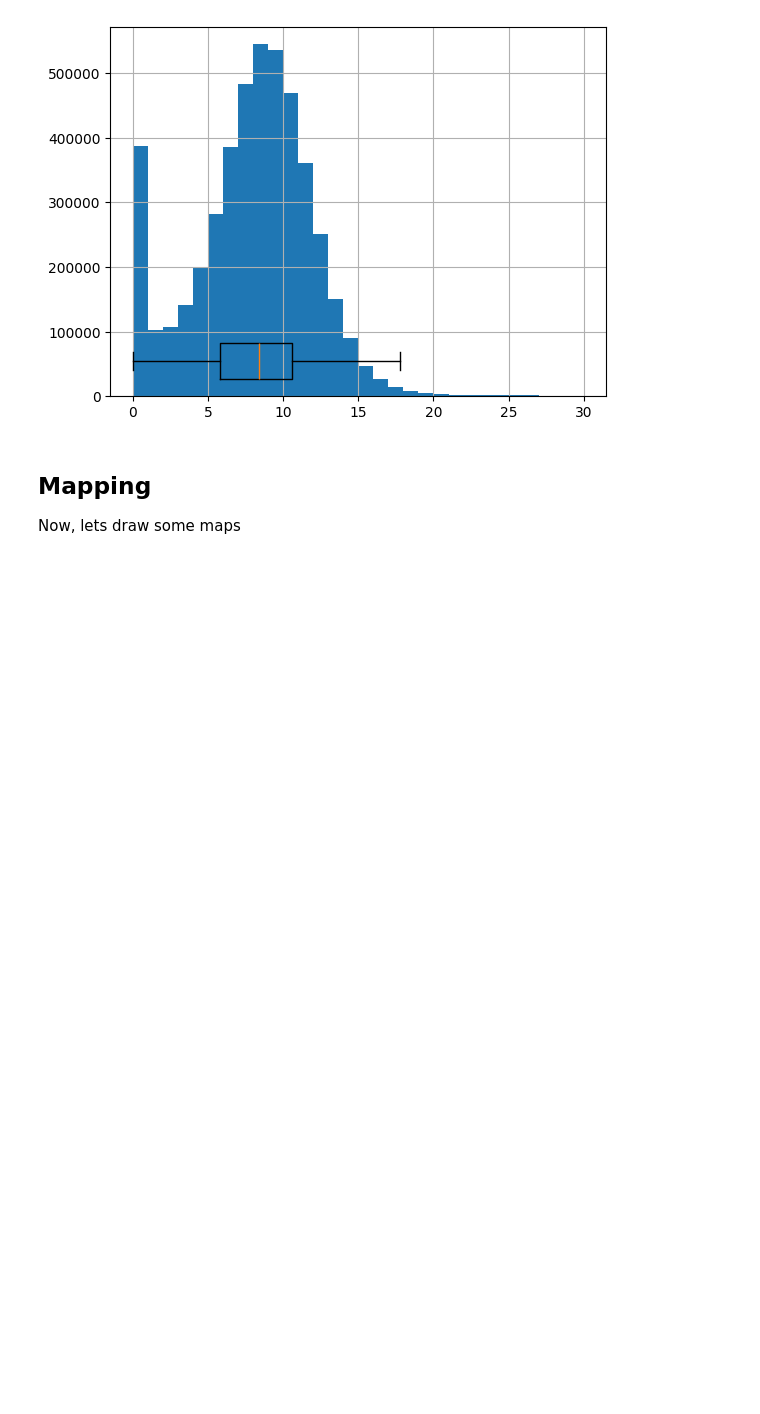
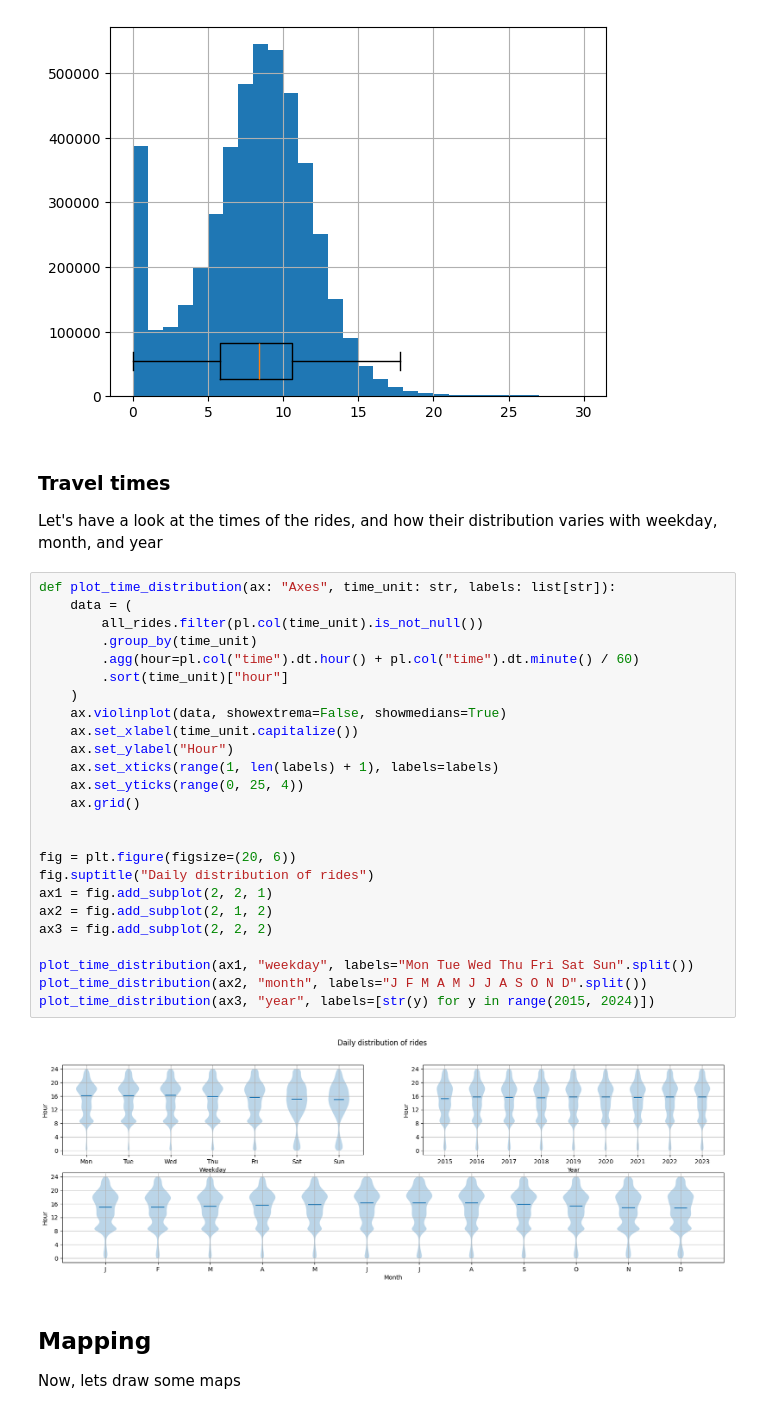
Before and after one commit to oefe/mvg-rad, a Jupyter notebook: mvg-rad.ipynb, the cells around one changed output. Saved outputs shown, nothing was run; the diff lists cells and outputs as text; blank space fills up the shorter version.

Commit message:
Add travel time violin plots

```diff
--- a/mvg-rad.ipynb
+++ b/mvg-rad.ipynb
@@ -340,6 +349,37 @@ def draw_speed_histogram(*, speed_limit=30):
 draw_speed_histogram(speed_limit=30)
 # %% [output]
 [figure]
+# %% [markdown]
+### Travel times
+
+Let's have a look at the times of the rides, and how their distribution varies with weekday, month, and year
+# %%
+def plot_time_distribution(ax: "Axes", time_unit: str, labels: list[str]):
+    data = (
+        all_rides.filter(pl.col(time_unit).is_not_null())
+        .group_by(time_unit)
+        .agg(hour=pl.col("time").dt.hour() + pl.col("time").dt.minute() / 60)
+        .sort(time_unit)["hour"]
+    )
+    ax.violinplot(data, showextrema=False, showmedians=True)
+    ax.set_xlabel(time_unit.capitalize())
+    ax.set_ylabel("Hour")
+    ax.set_xticks(range(1, len(labels) + 1), labels=labels)
+    ax.set_yticks(range(0, 25, 4))
+    ax.grid()
+
+
+fig = plt.figure(figsize=(20, 6))
+fig.suptitle("Daily distribution of rides")
+ax1 = fig.add_subplot(2, 2, 1)
+ax2 = fig.add_subplot(2, 1, 2)
+ax3 = fig.add_subplot(2, 2, 2)
+
+plot_time_distribution(ax1, "weekday", labels="Mon Tue Wed Thu Fri Sat Sun".split())
+plot_time_distribution(ax2, "month", labels="J F M A M J J A S O N D".split())
+plot_time_distribution(ax3, "year", labels=[str(y) for y in range(2015, 2024)])
+# %% [output]
+[figure, added]
 # %% [markdown]
 ## Mapping
 
```
Also changed, not shown: parts of 2 cells of this notebook.
